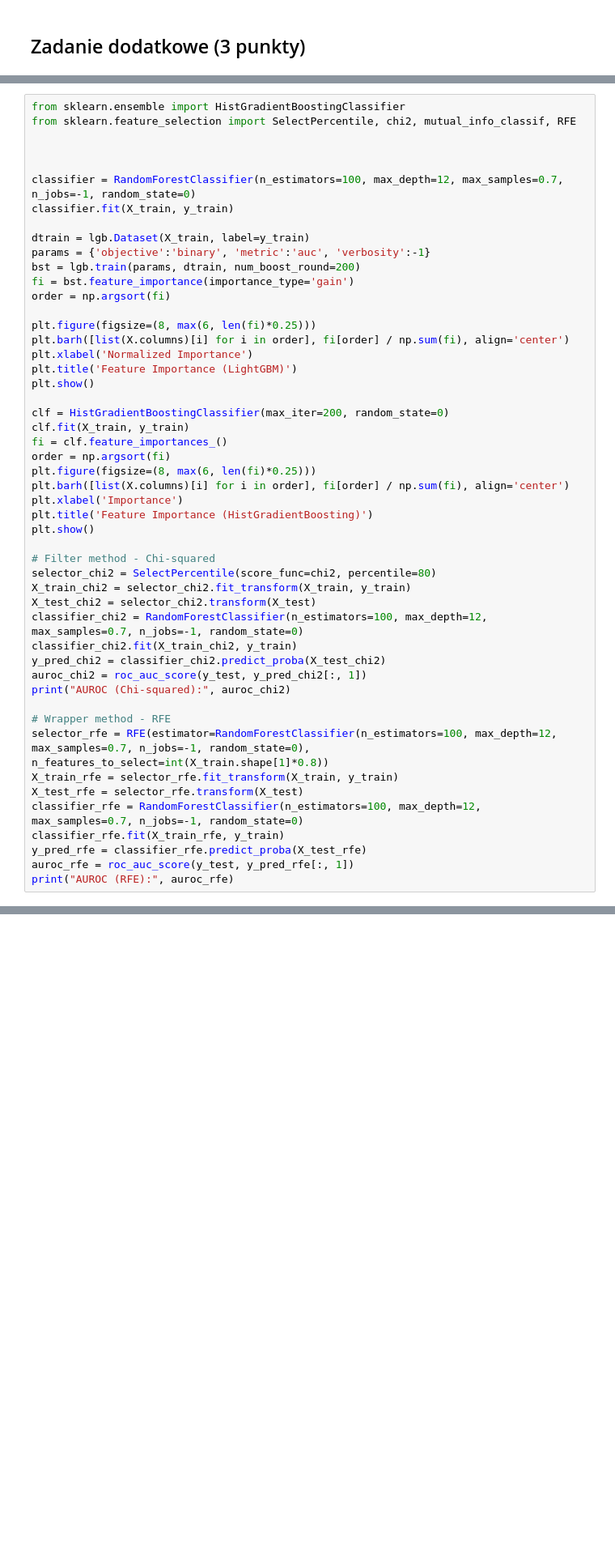
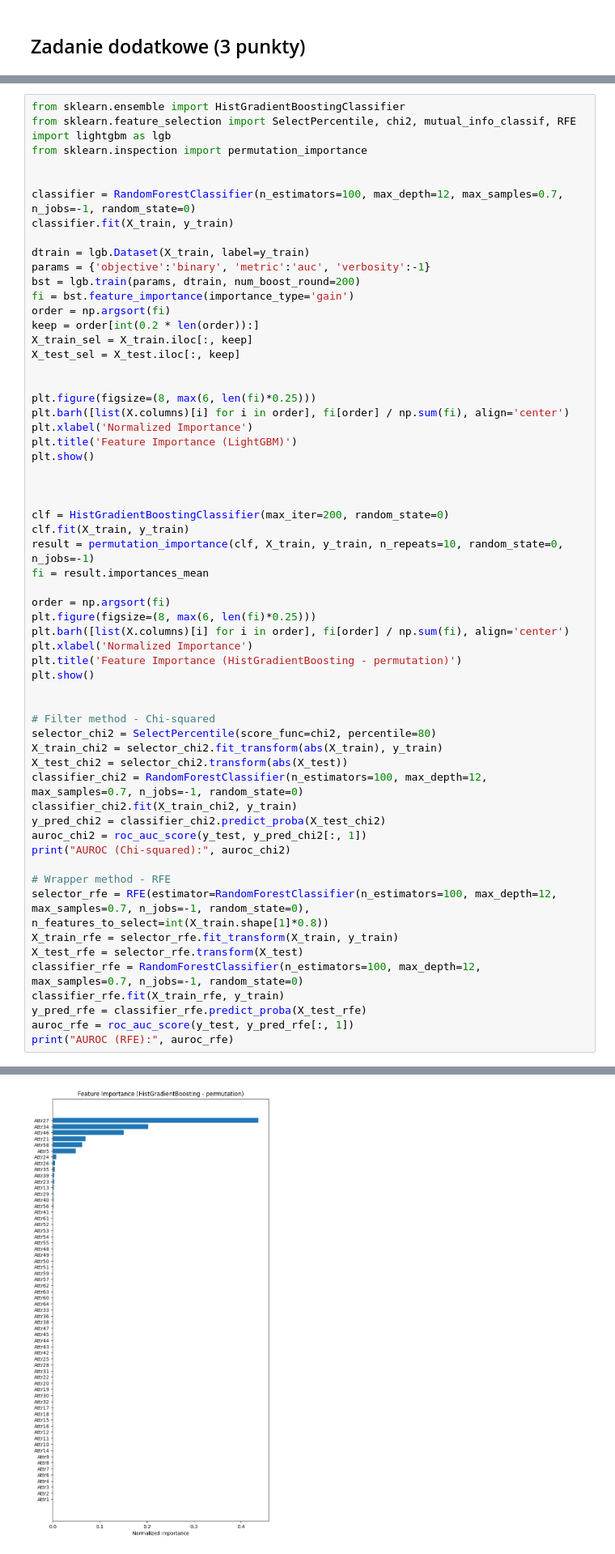
Before and after one commit to mateunow/sztuczna-inteligencja, a Jupyter notebook: lab2/lab_2.ipynb, the cells around one changed output, grey strips where cells are left out. Shown at 81% size. Cells and saved outputs as stored; diff of their text form; blank space fills up the shorter version.

```diff
--- a/lab2/lab_2.ipynb
+++ b/lab2/lab_2.ipynb
@@ -733,7 +740,8 @@ Dla zainteresowanych, inne znane i bardzo dobre algorytmy:
 # %%
 from sklearn.ensemble import HistGradientBoostingClassifier
 from sklearn.feature_selection import SelectPercentile, chi2, mutual_info_classif, RFE
-
+import lightgbm as lgb
+from sklearn.inspection import permutation_importance
 
 
 classifier = RandomForestClassifier(n_estimators=100, max_depth=12, max_samples=0.7, n_jobs=-1, random_state=0)
@@ -744,41 +752,51 @@ params = {'objective':'binary', 'metric':'auc', 'verbosity':-1}
 bst = lgb.train(params, dtrain, num_boost_round=200)
 fi = bst.feature_importance(importance_type='gain')
 order = np.argsort(fi)
+keep = order[int(0.2 * len(order)):]
+X_train_sel = X_train.iloc[:, keep]
+X_test_sel = X_test.iloc[:, keep]
+
 
 plt.figure(figsize=(8, max(6, len(fi)*0.25)))
 plt.barh([list(X.columns)[i] for i in order], fi[order] / np.sum(fi), align='center')
 plt.xlabel('Normalized Importance')
 plt.title('Feature Importance (LightGBM)')
 plt.show()
 
+
+
 clf = HistGradientBoostingClassifier(max_iter=200, random_state=0)
 clf.fit(X_train, y_train)
-fi = clf.feature_importances_()
+result = permutation_importance(clf, X_train, y_train, n_repeats=10, random_state=0, n_jobs=-1)
+fi = result.importances_mean
+
 order = np.argsort(fi)
 plt.figure(figsize=(8, max(6, len(fi)*0.25)))
 plt.barh([list(X.columns)[i] for i in order], fi[order] / np.sum(fi), align='center')
-plt.xlabel('Importance')
-plt.title('Feature Importance (HistGradientBoosting)')
+plt.xlabel('Normalized Importance')
+plt.title('Feature Importance (HistGradientBoosting - permutation)')
 plt.show()
+
 
 # Filter method - Chi-squared
 selector_chi2 = SelectPercentile(score_func=chi2, percentile=80)
-X_train_chi2 = selector_chi2.fit_transform(X_train, y_train)
-X_test_chi2 = selector_chi2.transform(X_test)
+X_train_chi2 = selector_chi2.fit_transform(abs(X_train), y_train)
+X_test_chi2 = selector_chi2.transform(abs(X_test))
 classifier_chi2 = RandomForestClassifier(n_estimators=100, max_depth=12, max_samples=0.7, n_jobs=-1, random_state=0)
 classifier_chi2.fit(X_train_chi2, y_train)
 y_pred_chi2 = classifier_chi2.predict_proba(X_test_chi2)
 auroc_chi2 = roc_auc_score(y_test, y_pred_chi2[:, 1])
 print("AUROC (Chi-squared):", auroc_chi2)
 
 # Wrapper method - RFE
 selector_rfe = RFE(estimator=RandomForestClassifier(n_estimators=100, max_depth=12, max_samples=0.7, n_jobs=-1, random_state=0), n_features_to_select=int(X_train.shape[1]*0.8))
 X_train_rfe = selector_rfe.fit_transform(X_train, y_train)
 X_test_rfe = selector_rfe.transform(X_test)
 classifier_rfe = RandomForestClassifier(n_estimators=100, max_depth=12, max_samples=0.7, n_jobs=-1, random_state=0)
 classifier_rfe.fit(X_train_rfe, y_train)
 y_pred_rfe = classifier_rfe.predict_proba(X_test_rfe)
 auroc_rfe = roc_auc_score(y_test, y_pred_rfe[:, 1])
 print("AUROC (RFE):", auroc_rfe)
 # %% [output]
 [figure]
+[figure, added]
```
Also changed, not shown: parts of 6 cells of this notebook.
